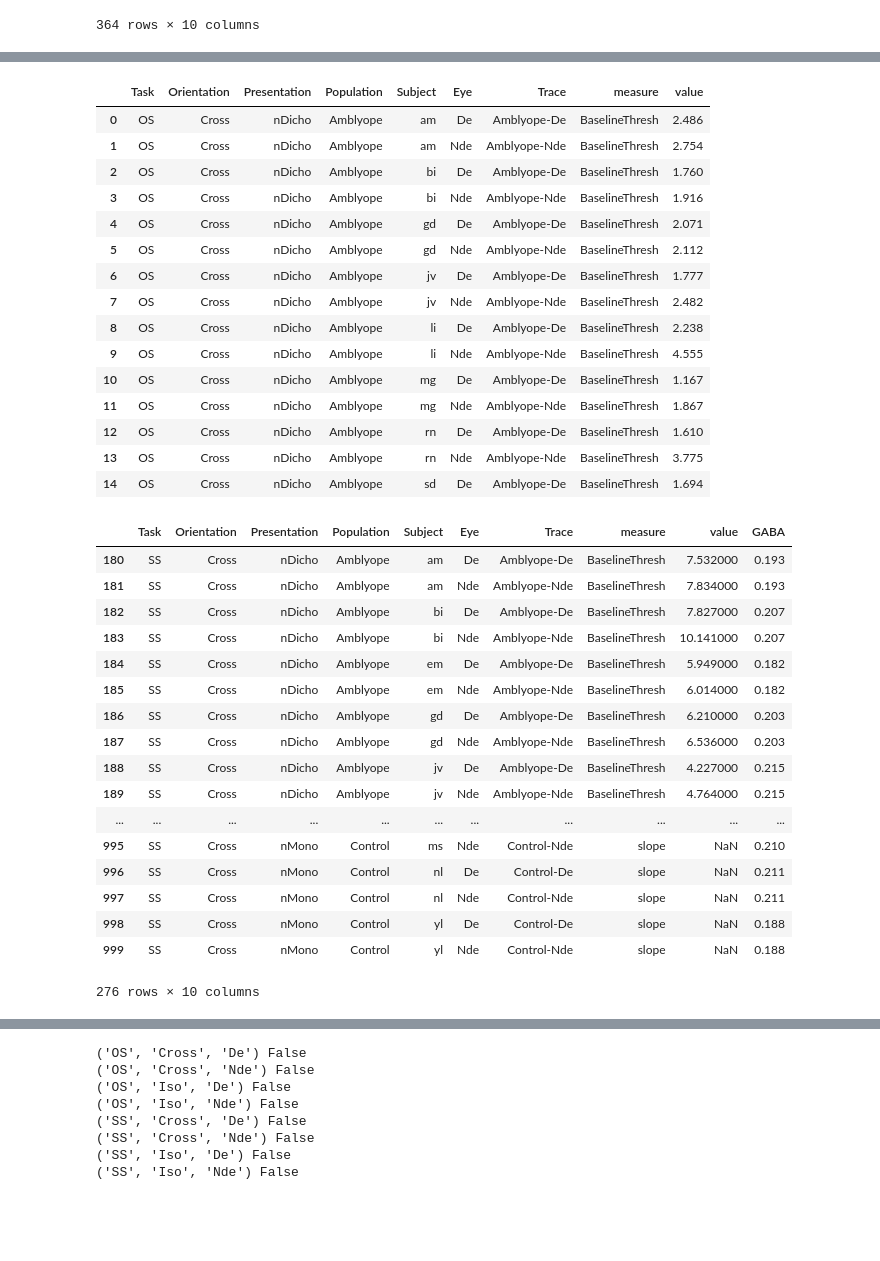
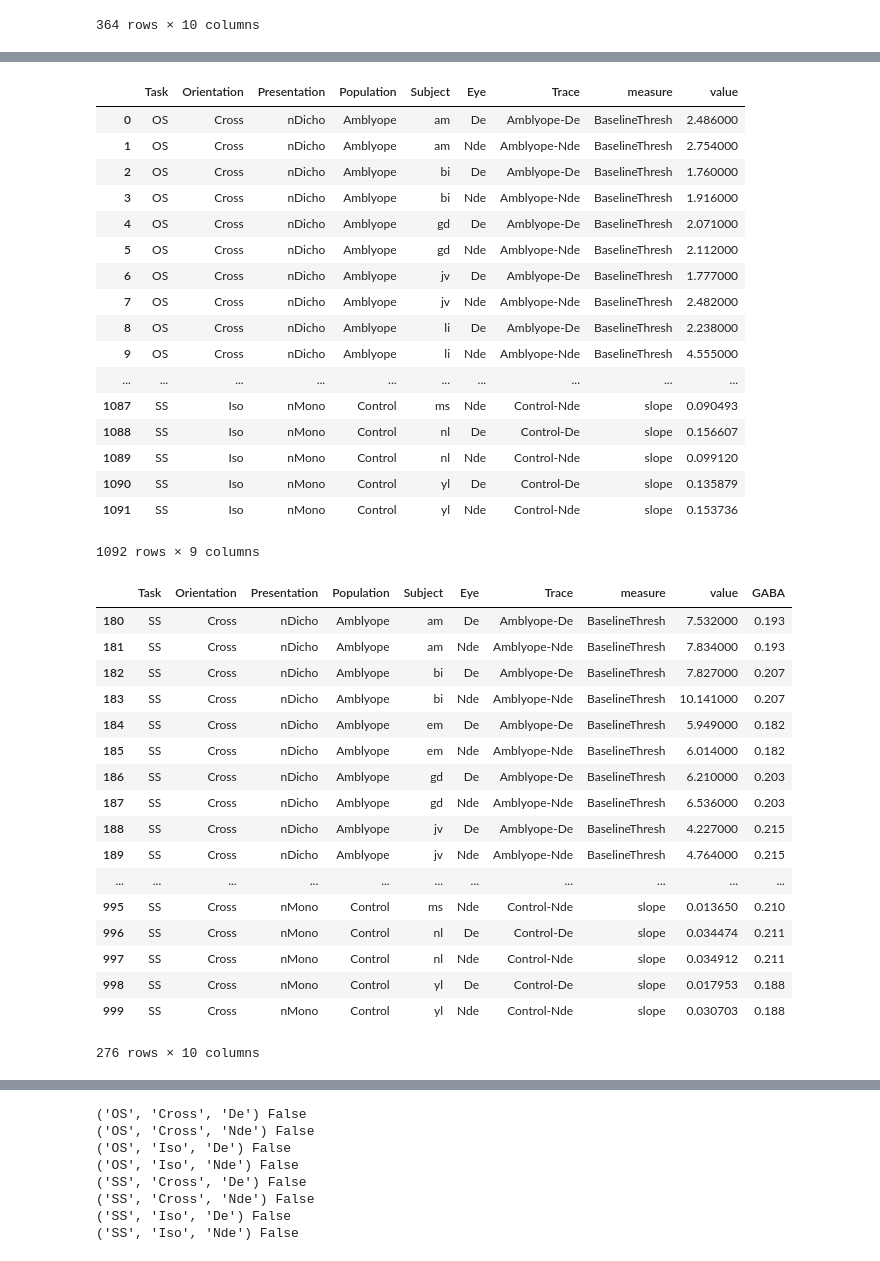
Before and after one commit to smerdis/mrs_amblyopia, a Jupyter notebook: Per-Subject Modelling.ipynb, the cells around one changed output, grey strips where cells are left out. Saved outputs shown, nothing was run; the diff lists cells and outputs as text; code cells hidden in the pictures; blank space fills up the shorter version.

```diff
--- a/Per-Subject Modelling.ipynb
+++ b/Per-Subject Modelling.ipynb
@@ -17,7 +14,7 @@ import seaborn as sns
 import suppression as s
 # %%
 gaba_fn = 'gaba_data.txt'
-supp_fn = 'supp_data_individual_20161130.txt'
+supp_fn = 'supp_data_individual_20170411.txt'
 # %%
 sdf = s.load_psychophys(supp_fn)
 gdf = s.load_gaba(gaba_fn)
@@ -294,3 +454,8 @@ slope    0.7929     -inf      inf    0.814     True     None
 Name      Value      Min      Max   Stderr     Vary     Expr
 slope    0.1409     -inf      inf      inf     True     None
 y_int    0.6649     -inf      inf      inf     True     None
+# %%
+# include facilitation data points
+# model each group's data using functions defined in suppression.py, return params
+groups_with_baseline = sdf.groupby(pp_gvars_base)
+pfit = groups_with_baseline.apply(s.model_condition, s.linear_nofac_err, s.linear_nofac_thresh, lm_params, ret='weights', supp_only=False).reset_index()
@@ -318,24 +534,26 @@ pfit
 # %%
 # melt the result of the modeling into long format for plotting
-m = pd.melt(pfit, id_vars=pp_gvars,var_name='measure')
-m.head(n=15)
+m = pd.melt(pfit, id_vars=pp_gvars, var_name='measure')
+m
 # %% [output]
 |  | Task | Orientation | Presentation | Population | Subject | Eye | Trace | measure | value |
-| 0 | OS | Cross | nDicho | Amblyope | am | De | Amblyope-De | BaselineThresh | 2.486 |
-| 1 | OS | Cross | nDicho | Amblyope | am | Nde | Amblyope-Nde | BaselineThresh | 2.754 |
-| 2 | OS | Cross | nDicho | Amblyope | bi | De | Amblyope-De | BaselineThresh | 1.760 |
-| 3 | OS | Cross | nDicho | Amblyope | bi | Nde | Amblyope-Nde | BaselineThresh | 1.916 |
-| 4 | OS | Cross | nDicho | Amblyope | gd | De | Amblyope-De | BaselineThresh | 2.071 |
-| 5 | OS | Cross | nDicho | Amblyope | gd | Nde | Amblyope-Nde | BaselineThresh | 2.112 |
-| 6 | OS | Cross | nDicho | Amblyope | jv | De | Amblyope-De | BaselineThresh | 1.777 |
-| 7 | OS | Cross | nDicho | Amblyope | jv | Nde | Amblyope-Nde | BaselineThresh | 2.482 |
-| 8 | OS | Cross | nDicho | Amblyope | li | De | Amblyope-De | BaselineThresh | 2.238 |
-| 9 | OS | Cross | nDicho | Amblyope | li | Nde | Amblyope-Nde | BaselineThresh | 4.555 |
-| 10 | OS | Cross | nDicho | Amblyope | mg | De | Amblyope-De | BaselineThresh | 1.167 |
-| 11 | OS | Cross | nDicho | Amblyope | mg | Nde | Amblyope-Nde | BaselineThresh | 1.867 |
-| 12 | OS | Cross | nDicho | Amblyope | rn | De | Amblyope-De | BaselineThresh | 1.610 |
-| 13 | OS | Cross | nDicho | Amblyope | rn | Nde | Amblyope-Nde | BaselineThresh | 3.775 |
-| 14 | OS | Cross | nDicho | Amblyope | sd | De | Amblyope-De | BaselineThresh | 1.694 |
+| 0 | OS | Cross | nDicho | Amblyope | am | De | Amblyope-De | BaselineThresh | 2.486000 |
+| 1 | OS | Cross | nDicho | Amblyope | am | Nde | Amblyope-Nde | BaselineThresh | 2.754000 |
+| 2 | OS | Cross | nDicho | Amblyope | bi | De | Amblyope-De | BaselineThresh | 1.760000 |
+| 3 | OS | Cross | nDicho | Amblyope | bi | Nde | Amblyope-Nde | BaselineThresh | 1.916000 |
+| 4 | OS | Cross | nDicho | Amblyope | gd | De | Amblyope-De | BaselineThresh | 2.071000 |
+| 5 | OS | Cross | nDicho | Amblyope | gd | Nde | Amblyope-Nde | BaselineThresh | 2.112000 |
+| 6 | OS | Cross | nDicho | Amblyope | jv | De | Amblyope-De | BaselineThresh | 1.777000 |
+| 7 | OS | Cross | nDicho | Amblyope | jv | Nde | Amblyope-Nde | BaselineThresh | 2.482000 |
+| 8 | OS | Cross | nDicho | Amblyope | li | De | Amblyope-De | BaselineThresh | 2.238000 |
+| 9 | OS | Cross | nDicho | Amblyope | li | Nde | Amblyope-Nde | BaselineThresh | 4.555000 |
+| ... | ... | ... | ... | ... | ... | ... | ... | ... | ... |
+| 1087 | SS | Iso | nMono | Control | ms | Nde | Control-Nde | slope | 0.090493 |
+| 1088 | SS | Iso | nMono | Control | nl | De | Control-De | slope | 0.156607 |
+| 1089 | SS | Iso | nMono | Control | nl | Nde | Control-Nde | slope | 0.099120 |
+| 1090 | SS | Iso | nMono | Control | yl | De | Control-De | slope | 0.135879 |
+| 1091 | SS | Iso | nMono | Control | yl | Nde | Control-Nde | slope | 0.153736 |
+1092 rows × 9 columns
 # %%
 #Grab the GABA measure for each subject and it to each observation for easy plotting
 comb = m.join(gdf.set_index(['subjName'])['GABA'], on=['Subject'])
@@ -354,11 +572,11 @@ comb[(comb['Task']=='SS') & (comb['Orientation']=='Cross')]
 | 188 | SS | Cross | nDicho | Amblyope | jv | De | Amblyope-De | BaselineThresh | 4.227000 | 0.215 |
 | 189 | SS | Cross | nDicho | Amblyope | jv | Nde | Amblyope-Nde | BaselineThresh | 4.764000 | 0.215 |
 | ... | ... | ... | ... | ... | ... | ... | ... | ... | ... | ... |
-| 995 | SS | Cross | nMono | Control | ms | Nde | Control-Nde | slope | NaN | 0.210 |
-| 996 | SS | Cross | nMono | Control | nl | De | Control-De | slope | NaN | 0.211 |
-| 997 | SS | Cross | nMono | Control | nl | Nde | Control-Nde | slope | NaN | 0.211 |
-| 998 | SS | Cross | nMono | Control | yl | De | Control-De | slope | NaN | 0.188 |
-| 999 | SS | Cross | nMono | Control | yl | Nde | Control-Nde | slope | NaN | 0.188 |
+| 995 | SS | Cross | nMono | Control | ms | Nde | Control-Nde | slope | 0.013650 | 0.210 |
+| 996 | SS | Cross | nMono | Control | nl | De | Control-De | slope | 0.034474 | 0.211 |
+| 997 | SS | Cross | nMono | Control | nl | Nde | Control-Nde | slope | 0.034912 | 0.211 |
+| 998 | SS | Cross | nMono | Control | yl | De | Control-De | slope | 0.017953 | 0.188 |
+| 999 | SS | Cross | nMono | Control | yl | Nde | Control-Nde | slope | 0.030703 | 0.188 |
 276 rows × 10 columns
 # %%
 #graphs!
```
Also changed, not shown: parts of 31 cells of this notebook.
